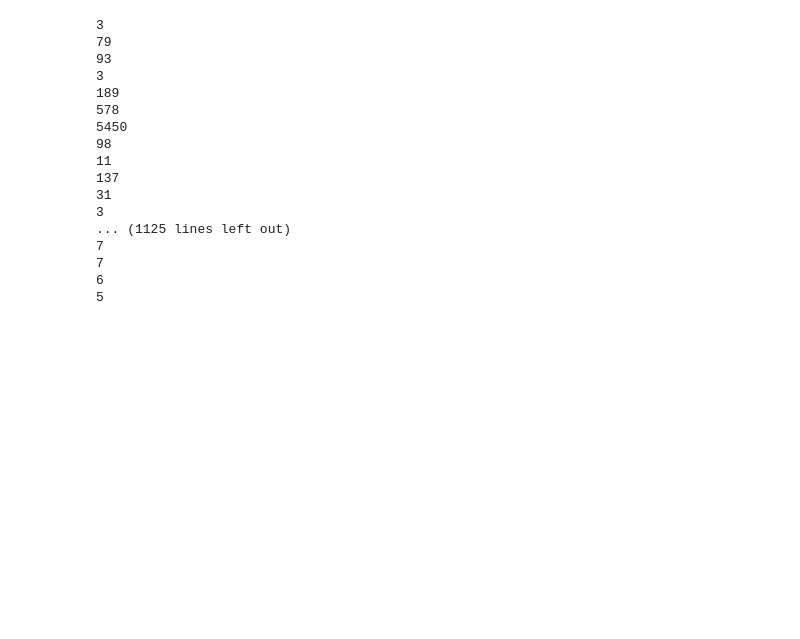
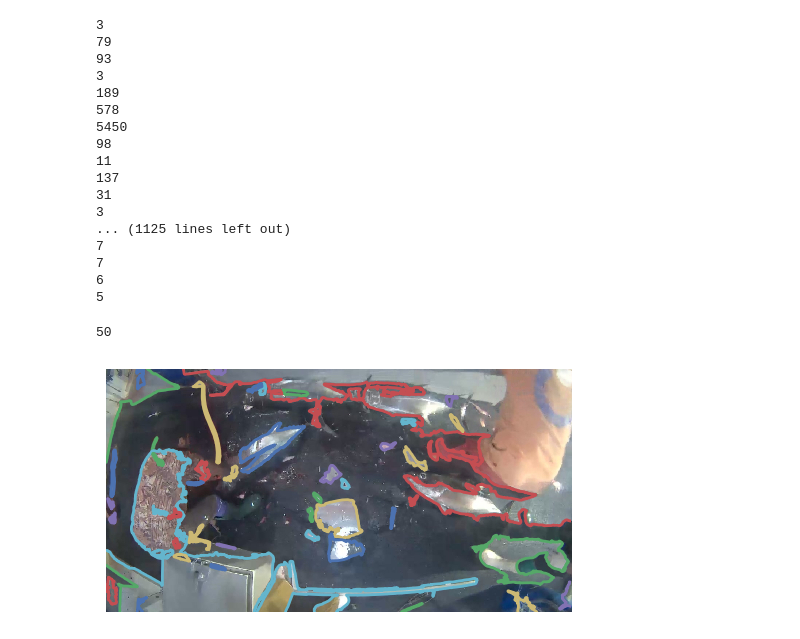
Before and after one commit to davisincubator/sashimdig, a Jupyter notebook: notebooks/amp_1.0_gettingstarted.ipynb, the cells around one changed output. Saved outputs shown, nothing was run; the diff lists cells and outputs as text; code cells hidden in the pictures; blank space fills up the shorter version.

Commit message:
long contours only

```diff
--- a/notebooks/amp_1.0_gettingstarted.ipynb
+++ b/notebooks/amp_1.0_gettingstarted.ipynb
@@ -84,0 +83,23 @@ contours_long
+# %%
+contours_long = list()
+for x in range (0, len(contours)):
+    if len(contours[x]) > 99:
+        contours_long.append(contours[x])
+
+len(contours_long)
+# %% [output]
+50
+# %%
+# Display the image and plot all contours found
+fig, ax = plt.subplots()
+ax.imshow(img, interpolation='nearest', cmap=plt.cm.gray)
+
+for n, contour in enumerate(contours_long):
+    ax.plot(contour[:, 1], contour[:, 0], linewidth=2)
+
+ax.axis('image')
+ax.set_xticks([])
+ax.set_yticks([])
+plt.show()
+# %% [output]
+[figure, added]
```
Also changed, not shown: parts of 2 cells of this notebook.
